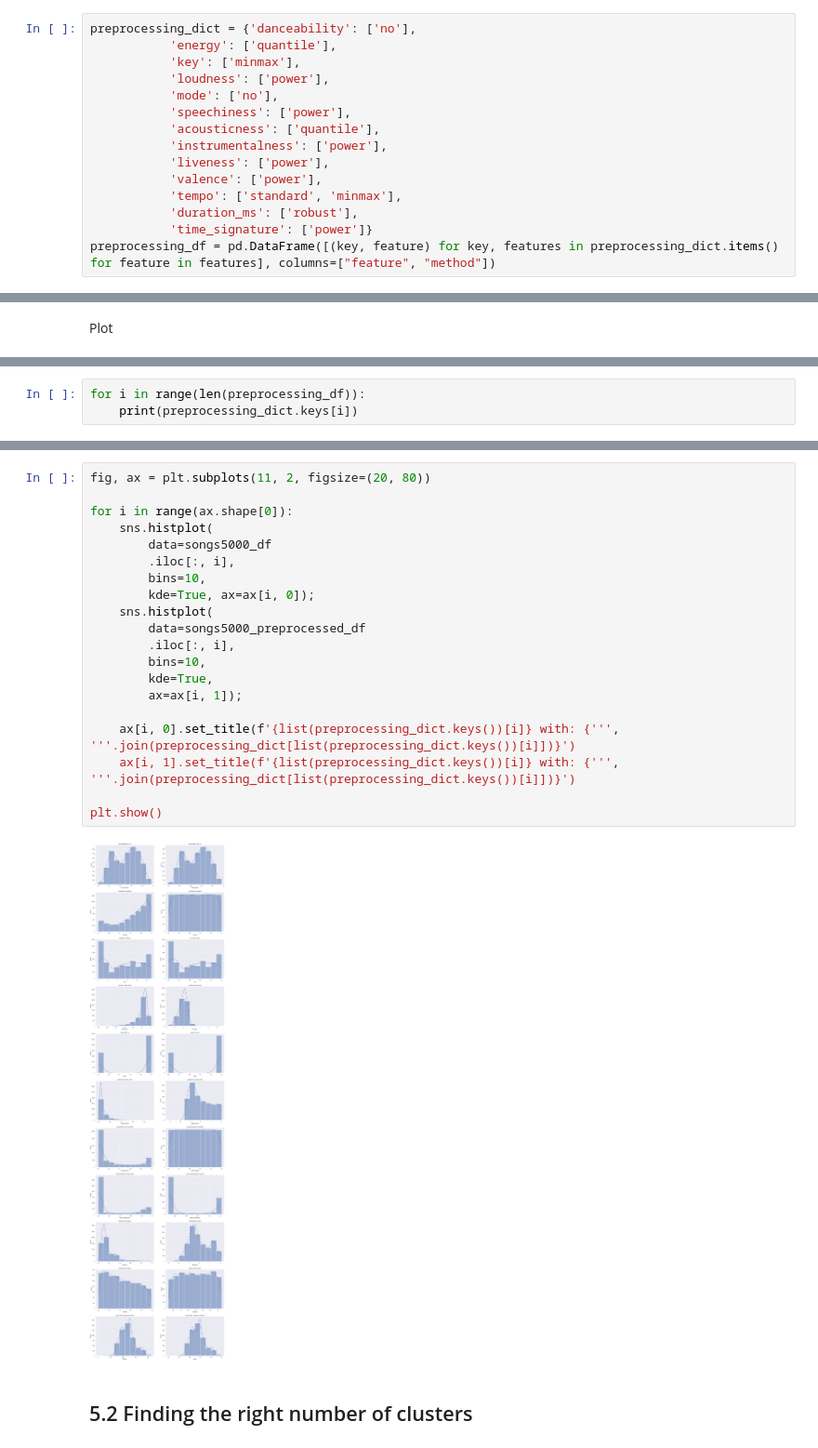
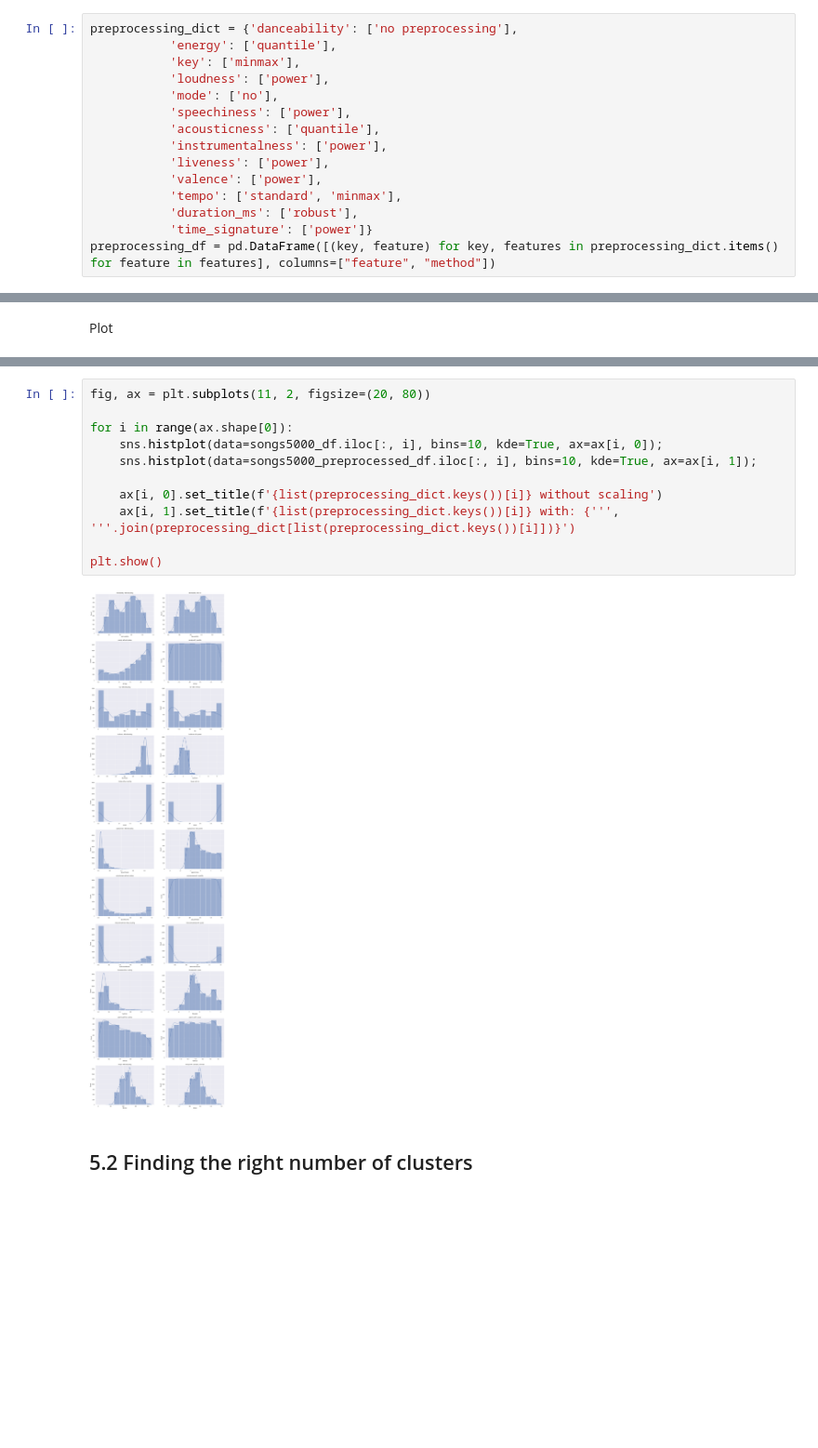
Before and after one commit to gastan81/unsupervised-ml, a Jupyter notebook: 3_analysing_k_means__choosing_k.ipynb, the cells around one changed output, grey strips where cells are left out. Shown at 93% size. Drawn from its saved outputs; the diff is of its cells as text; blank space fills up the shorter version.

```diff
--- a/3_analysing_k_means__choosing_k.ipynb
+++ b/3_analysing_k_means__choosing_k.ipynb
@@ -290,7 +288,7 @@ songs5000_df = songs5000_df.drop_duplicates(keep='first')
 # %% [markdown]
 Scalers and transformers
 # %%
-preprocessing_dict = {'danceability': ['no'],
+preprocessing_dict = {'danceability': ['no preprocessing'],
            'energy': ['quantile'],
            'key': ['minmax'],
            'loudness': ['power'],
@@ -368,3 +362,0 @@ sns.histplot(data=songs5000_df.iloc[:, 0], bins=10, kde=True, ax=ax[0, 0])
-# %%
-for i in range(len(preprocessing_df)):
-    print(preprocessing_dict.keys[i])
@@ -386,25 +363,16 @@ preprocessing_df.iloc[[i]]
 # %%
 fig, ax = plt.subplots(11, 2, figsize=(20, 80))
 
 for i in range(ax.shape[0]):
-    sns.histplot(
-        data=songs5000_df
-        .iloc[:, i],
-        bins=10,
-        kde=True, ax=ax[i, 0]);
-    sns.histplot(
-        data=songs5000_preprocessed_df
-        .iloc[:, i],
-        bins=10,
-        kde=True,
-        ax=ax[i, 1]);
+    sns.histplot(data=songs5000_df.iloc[:, i], bins=10, kde=True, ax=ax[i, 0]);
+    sns.histplot(data=songs5000_preprocessed_df.iloc[:, i], bins=10, kde=True, ax=ax[i, 1]);
 
-    ax[i, 0].set_title(f'{list(preprocessing_dict.keys())[i]} with: {''', '''.join(preprocessing_dict[list(preprocessing_dict.keys())[i]])}')
+    ax[i, 0].set_title(f'{list(preprocessing_dict.keys())[i]} without scaling')
     ax[i, 1].set_title(f'{list(preprocessing_dict.keys())[i]} with: {''', '''.join(preprocessing_dict[list(preprocessing_dict.keys())[i]])}')
 
 plt.show()
 # %% [output]
-[figure, old version]
+[figure, new version]
 # %% [markdown]
 ## 5.2 Finding the right number of clusters
 # %% [markdown]
```
Also changed, not shown: parts of 6 cells of this notebook, 2 other files.
